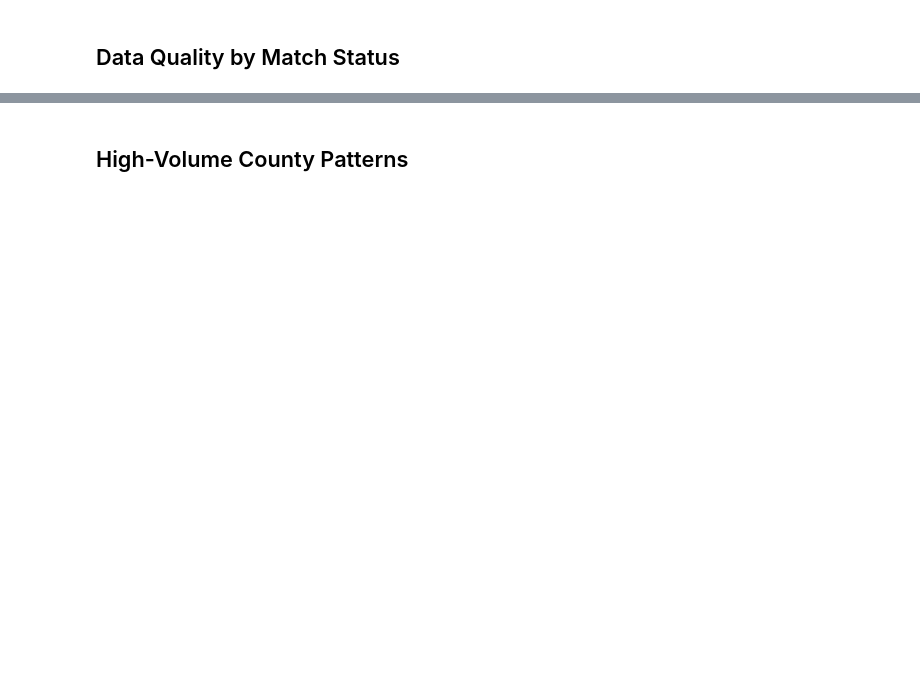
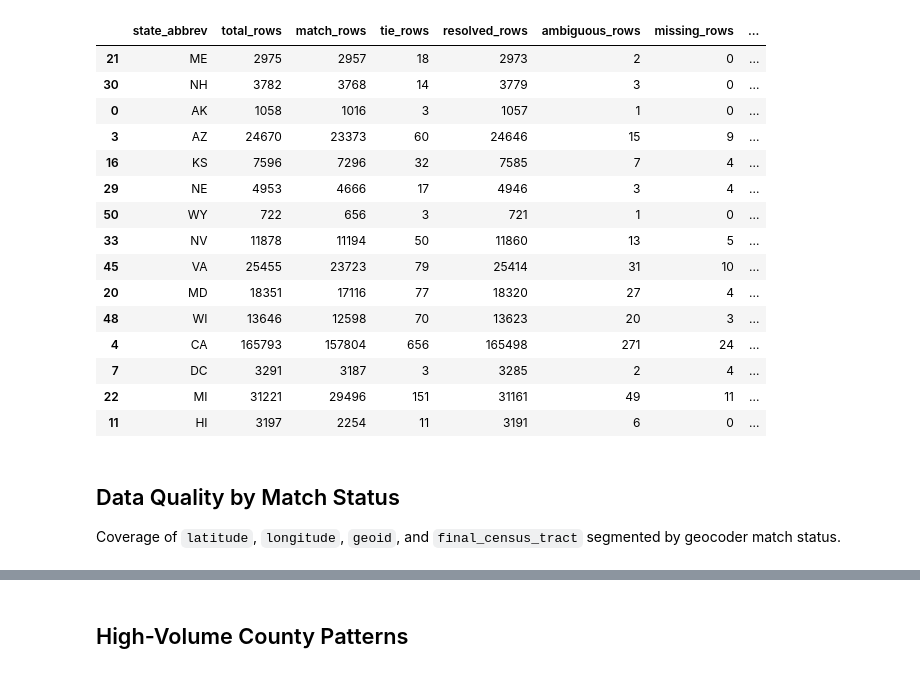
Before and after one commit to WilliamClintC/Geocoding_Office, a Jupyter notebook: source/2_analysis/1_Whole_Census_Geocoder_Analysis.ipynb, the cells around one changed output, grey strips where cells are left out. Cells and saved outputs as stored; diff of their text form; code cells hidden in the pictures; blank space fills up the shorter version.

```diff
--- a/source/2_analysis/1_Whole_Census_Geocoder_Analysis.ipynb
+++ b/source/2_analysis/1_Whole_Census_Geocoder_Analysis.ipynb
@@ -146,43 +196,82 @@ state_summary = (
         total_rows=("state_abbrev", "size"),
         match_rows=("match", lambda s: (s == "Match").sum()),
         tie_rows=("match", lambda s: (s == "Tie").sum()),
+        resolved_rows=("tract_resolved", "sum"),
+        ambiguous_rows=("tract_resolution_method", lambda s: (s == "Tract Ambiguous").sum()),
+        missing_rows=("tract_resolution_method", lambda s: (s == "Tract Missing").sum()),
     )
 )
 
-for c in ["total_rows", "match_rows", "tie_rows"]:
-    state_summary[c] = pd.to_numeric(state_summary[c], errors="coerce").fillna(0)
+for c in ["total_rows", "match_rows", "tie_rows", "resolved_rows", "ambiguous_rows", "missing_rows"]:
+    state_summary[c] = pd.to_numeric(state_summary[c], errors="coerce").fillna(0).astype(int)
 
 state_summary["strict_match_rate_pct"] = (
     state_summary["match_rows"] / state_summary["total_rows"] * 100
 ).round(2)
 state_summary["match_or_tie_rate_pct"] = (
     (state_summary["match_rows"] + state_summary["tie_rows"]) / state_summary["total_rows"] * 100
 ).round(2)
+state_summary["tract_resolution_rate_pct"] = (
+    state_summary["resolved_rows"] / state_summary["total_rows"] * 100
+).round(2)
 state_summary = state_summary.sort_values(
-    ["strict_match_rate_pct", "total_rows"], ascending=[False, False]
+    ["tract_resolution_rate_pct", "total_rows"], ascending=[False, False]
 )
 
+# Limit map to 50 states + DC so the color scale is meaningful.
+us_states = {
+    "AL","AK","AZ","AR","CA","CO","CT","DE","DC","FL","GA","HI","ID","IL","IN","IA",
+    "KS","KY","LA","ME","MD","MA","MI","MN","MS","MO","MT","NE","NV","NH","NJ","NM",
+    "NY","NC","ND","OH","OK","OR","PA","RI","SC","SD","TN","TX","UT","VT","VA","WA",
+    "WV","WI","WY",
+}
+map_df = state_summary[state_summary["state_abbrev"].isin(us_states)].copy()
+
+# Color scheme matches the April 2026 PDF: RdYlGn (red = low, yellow = mid, green = high)
+# with auto color range so the gradient spans the actual min/max of the data.
 fig = px.choropleth(
-    state_summary,
+    map_df,
     locations="state_abbrev",
     locationmode="USA-states",
-    color="strict_match_rate_pct",
+    color="tract_resolution_rate_pct",
     hover_name="state_abbrev",
     hover_data={
         "total_rows": ":,",
         "match_rows": ":,",
         "tie_rows": ":,",
+        "resolved_rows": ":,",
+        "ambiguous_rows": ":,",
+        "missing_rows": ":,",
         "strict_match_rate_pct": ":.2f",
-        "match_or_tie_rate_pct": ":.2f",
+        "tract_resolution_rate_pct": ":.2f",
     },
     scope="usa",
-    color_continuous_scale="YlGnBu",
-    title="Strict Census Match Rate by State (%)",
+    color_continuous_scale="RdYlGn",
+    title="Census Tract Resolution Rate by State (%)",
 )
 fig.update_layout(margin=dict(l=10, r=10, t=60, b=10))
 fig.show()
 
 state_summary.head(15)
+# %% [output]
+|  | state_abbrev | total_rows | match_rows | tie_rows | resolved_rows | ambiguous_rows | missing_rows | ... |
+| 21 | ME | 2975 | 2957 | 18 | 2973 | 2 | 0 | ... |
+| 30 | NH | 3782 | 3768 | 14 | 3779 | 3 | 0 | ... |
+| 0 | AK | 1058 | 1016 | 3 | 1057 | 1 | 0 | ... |
+| 3 | AZ | 24670 | 23373 | 60 | 24646 | 15 | 9 | ... |
+| 16 | KS | 7596 | 7296 | 32 | 7585 | 7 | 4 | ... |
+| 29 | NE | 4953 | 4666 | 17 | 4946 | 3 | 4 | ... |
+| 50 | WY | 722 | 656 | 3 | 721 | 1 | 0 | ... |
+| 33 | NV | 11878 | 11194 | 50 | 11860 | 13 | 5 | ... |
+| 45 | VA | 25455 | 23723 | 79 | 25414 | 31 | 10 | ... |
+| 20 | MD | 18351 | 17116 | 77 | 18320 | 27 | 4 | ... |
+| 48 | WI | 13646 | 12598 | 70 | 13623 | 20 | 3 | ... |
+| 4 | CA | 165793 | 157804 | 656 | 165498 | 271 | 24 | ... |
+| 7 | DC | 3291 | 3187 | 3 | 3285 | 2 | 4 | ... |
+| 22 | MI | 31221 | 29496 | 151 | 31161 | 49 | 11 | ... |
+| 11 | HI | 3197 | 2254 | 11 | 3191 | 6 | 0 | ... |
 # %% [markdown]
 ## Data Quality by Match Status
+
+Coverage of `latitude`, `longitude`, `geoid`, and `final_census_tract` segmented by geocoder match status.
 # %%
```
Also changed, not shown: parts of 10 cells of this notebook, 42 other files.
